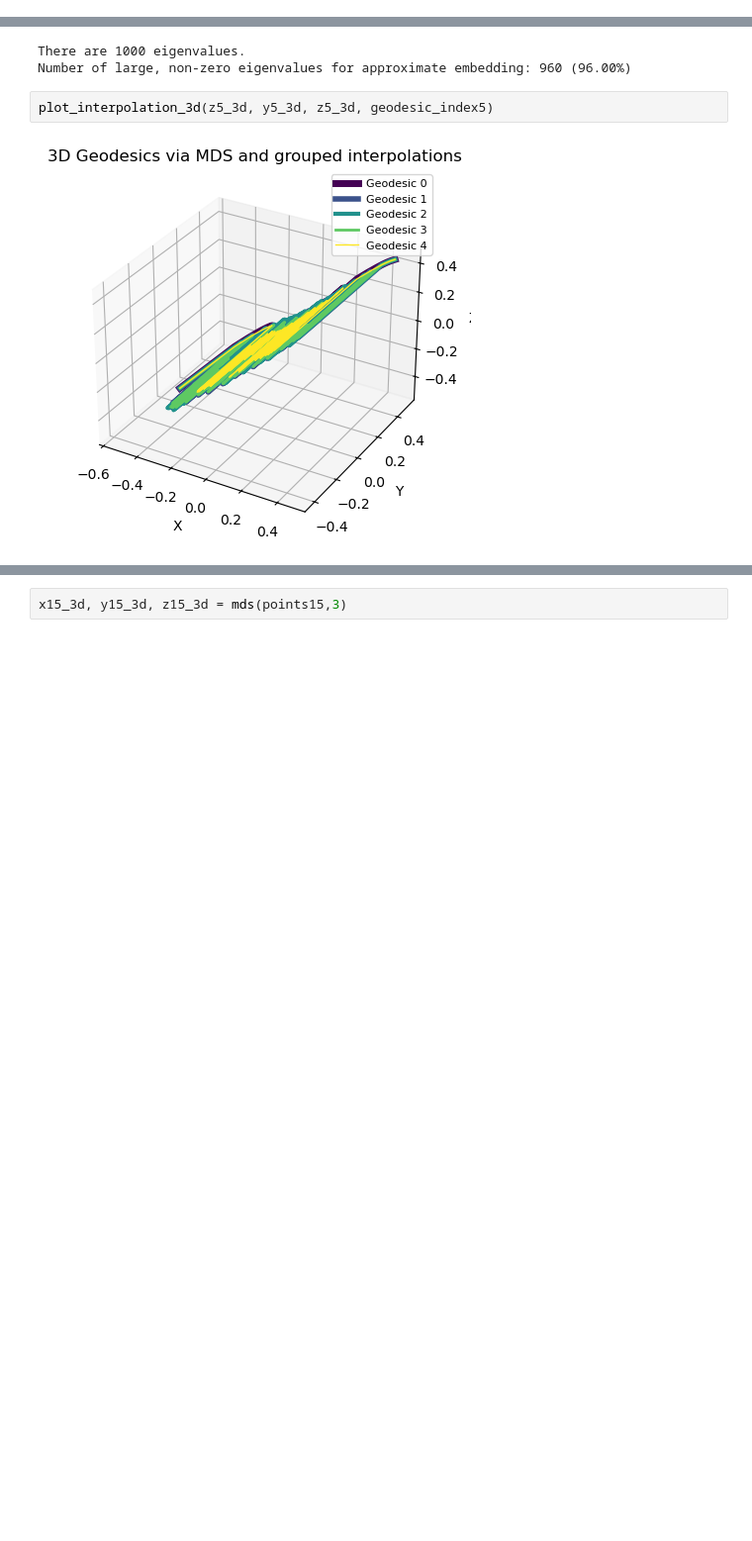
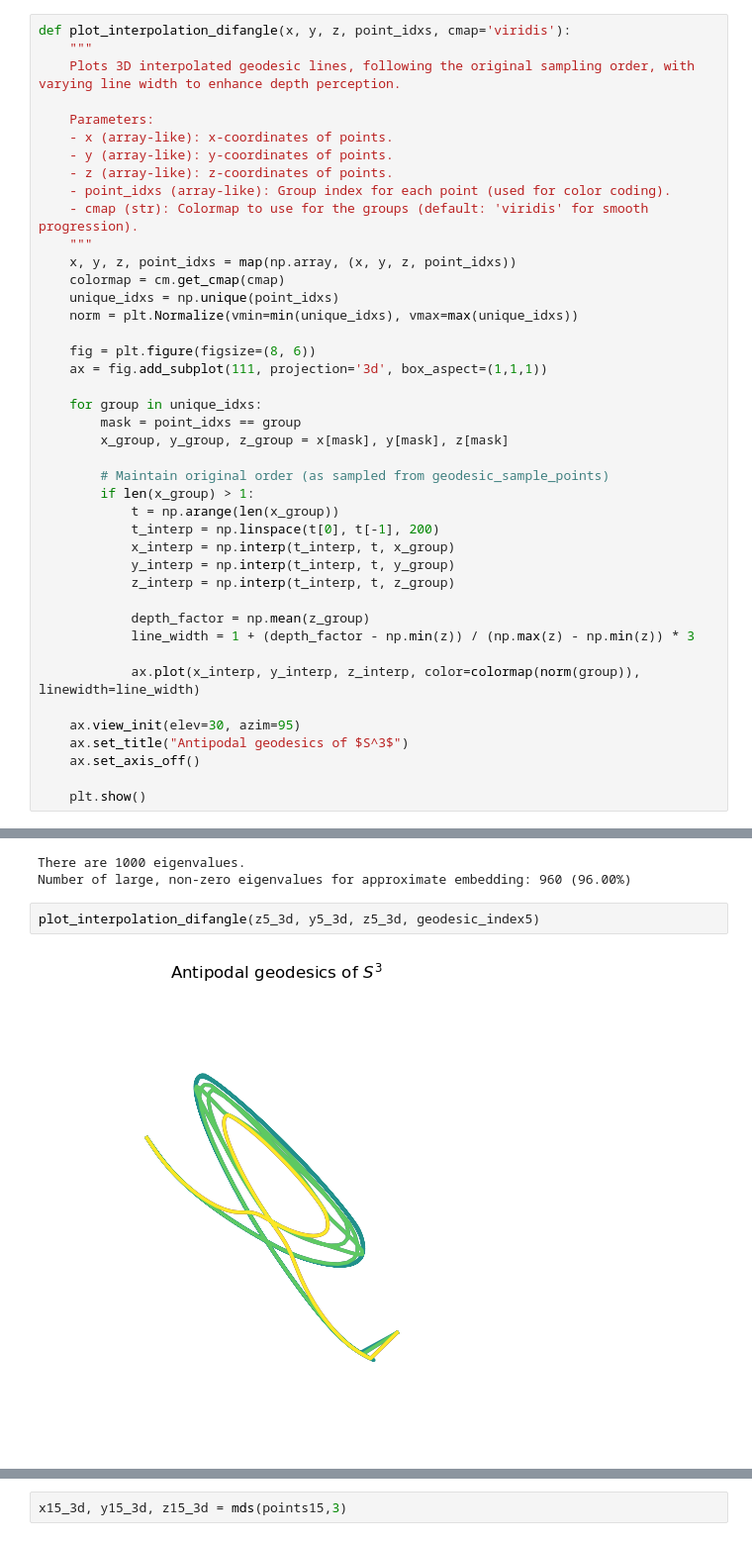
Before and after one commit to laurasaizz/Visualization-S3, a Jupyter notebook: antipodalgeod3sphere.ipynb, the cells around one changed output, grey strips where cells are left out. Shown at 99% size. Saved outputs shown, nothing was run; the diff lists cells and outputs as text; blank space fills up the shorter version.

```diff
--- a/antipodalgeod3sphere.ipynb
+++ b/antipodalgeod3sphere.ipynb
@@ -33,0 +81,42 @@ points15 = np.array(points15)
+# %%
+def plot_interpolation_difangle(x, y, z, point_idxs, cmap='viridis'):
+    """
+    Plots 3D interpolated geodesic lines, following the original sampling order, with varying line width to enhance depth perception.
+
+    Parameters:
+    - x (array-like): x-coordinates of points.
+    - y (array-like): y-coordinates of points.
+    - z (array-like): z-coordinates of points.
+    - point_idxs (array-like): Group index for each point (used for color coding).
+    - cmap (str): Colormap to use for the groups (default: 'viridis' for smooth progression).
+    """
+    x, y, z, point_idxs = map(np.array, (x, y, z, point_idxs))
+    colormap = cm.get_cmap(cmap)
+    unique_idxs = np.unique(point_idxs)
+    norm = plt.Normalize(vmin=min(unique_idxs), vmax=max(unique_idxs))
+
+    fig = plt.figure(figsize=(8, 6))
+    ax = fig.add_subplot(111, projection='3d', box_aspect=(1,1,1))
+
+    for group in unique_idxs:
+        mask = point_idxs == group
+        x_group, y_group, z_group = x[mask], y[mask], z[mask]
+
+        # Maintain original order (as sampled from geodesic_sample_points)
+        if len(x_group) > 1:
+            t = np.arange(len(x_group))
+            t_interp = np.linspace(t[0], t[-1], 200)
+            x_interp = np.interp(t_interp, t, x_group)
+            y_interp = np.interp(t_interp, t, y_group)
+            z_interp = np.interp(t_interp, t, z_group)
+
+            depth_factor = np.mean(z_group)
+            line_width = 1 + (depth_factor - np.min(z)) / (np.max(z) - np.min(z)) * 3
+
+            ax.plot(x_interp, y_interp, z_interp, color=colormap(norm(group)), linewidth=line_width)
+
+    ax.view_init(elev=30, azim=95)
+    ax.set_title("Antipodal geodesics of $S^3$")
+    ax.set_axis_off()
+
+    plt.show()
@@ -107,6 +195,6 @@ x5_3d, y5_3d, z5_3d = mds(points5, 3)
 There are 1000 eigenvalues.
 Number of large, non-zero eigenvalues for approximate embedding: 960 (96.00%)
 # %%
-plot_interpolation_3d(z5_3d, y5_3d, z5_3d, geodesic_index5)
+plot_interpolation_difangle(z5_3d, y5_3d, z5_3d, geodesic_index5)
 # %% [output]
-[figure, old version]
+[figure, new version]
```
Also changed, not shown: parts of 46 cells of this notebook, 7 other files.
